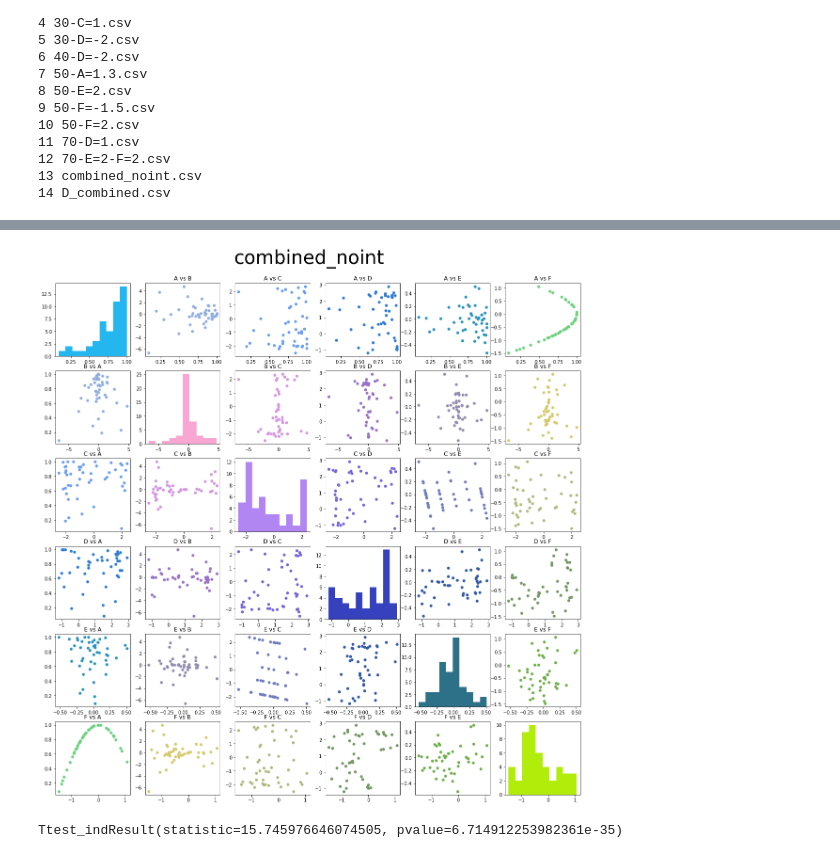
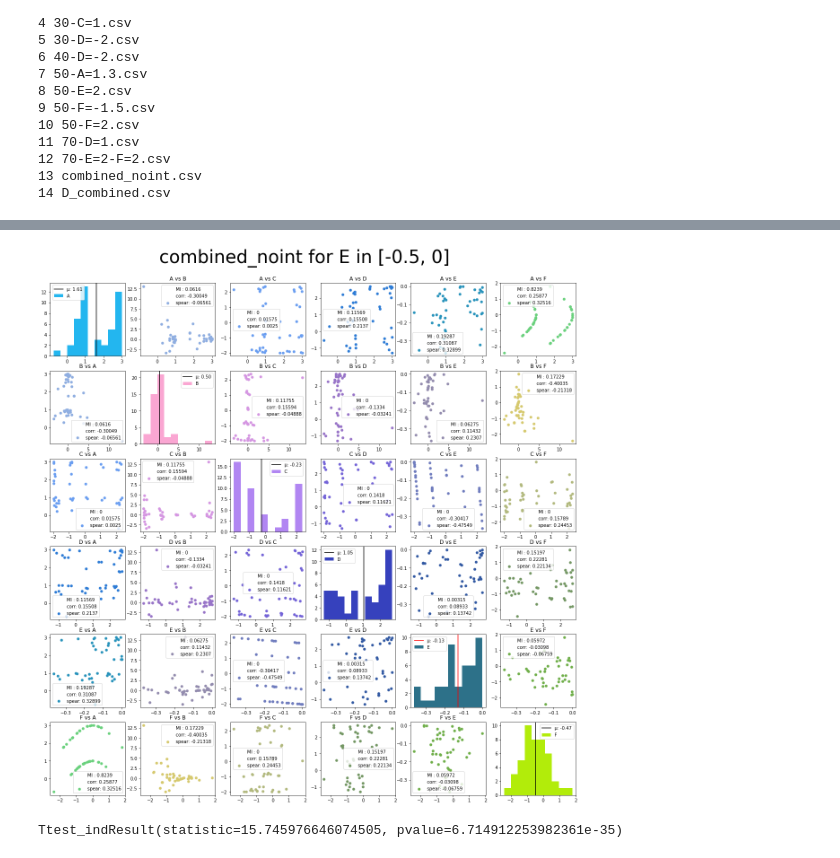
Before and after one commit to Skroko/02463-active-final-miniproject, a Jupyter notebook: actual_file.ipynb, the cells around one changed output, grey strips where cells are left out. Cells and saved outputs as stored; diff of their text form; code cells hidden in the pictures.

```diff
--- a/actual_file.ipynb
+++ b/actual_file.ipynb
@@ -119,39 +128,48 @@ pairwise_plots(data_files[11], combarison_data = data_files[files.index("combine
 # %%
 def conditioning_plots(data, conditioning_variable, conditioning_interval = [0,1], files = files, file_number = None):
 
     n_vars = len(list(data.columns))
     # colors = np.random.randint(0,255,(n_vars,3))/255
 
-    fig, axs = plt.subplots(n_vars,n_vars,figsize=(20,20))
+    fig, axs = plt.subplots(n_vars,n_vars,figsize=(21,21))
     names = ["A","B","C","D","E","F"]
 
     cont_var = np.array(data[conditioning_variable])
     idxs = np.where(np.logical_and(cont_var >= min(conditioning_interval),cont_var <= max(conditioning_interval)))
 
     for i,axs_i in enumerate(axs):
         for j,ax in enumerate(axs_i):
 
             x = np.array(data[vars[i]])[idxs]
             y = np.array(data[vars[j]])[idxs]
 
             if i != j:
                 ax.scatter(x,y,linewidths =0.1,color=(colors[i]+colors[j])/2)
+                ax.axvline(np.mean(x), color='black', alpha = 0)
+                ax.axvline(np.mean(x), color='blue', alpha = 0)
+
                 ax.set_title(f'{vars[i]} vs {vars[j]}')
 
-                mutual_score = np.round(sf.mutual_info_regression(x.reshape(-1,1),y),10)
-                ax.legend(labels=[f'MI : {mutual_score}'])
+                mutual_score = np.round(sf.mutual_info_regression(x.reshape(-1,1),y),5)
+                corr = np.round(np.corrcoef(x,y),5)
+                spearman = np.round(st.spearmanr(x,y),5)
+                ax.legend(labels=[f'MI : {mutual_score[0]}',f"corr: {corr[0,1]}",f"spear: {spearman[0]}"])
 
             else:
+                mean_color = "red" if vars[i] == conditioning_variable else "black"
                 ax.hist(x,color=colors[i])
+                ax.axvline(np.mean(x), color=mean_color)
+                ax.legend(labels=[ f'μ: {np.mean(x):.2f}', vars[i]])
+
 
     if file_number is not None:
-        fig.suptitle(f"{files[file_number][:-4]}",fontsize = 40,y=0.93)
+        fig.suptitle(f"{files[file_number][:-4]} for {conditioning_variable} in {conditioning_interval}",fontsize = 40,y=0.93)
 
 
 
-conditioning_plots(data_files[13], conditioning_variable = "A", conditioning_interval = [0,1], files = files, file_number = 13)
+conditioning_plots(data_files[13], conditioning_variable = "E", conditioning_interval = [-0.5,0], files = files, file_number = 13)
 # %% [output]
-[figure, old version]
+[figure, new version]
 # %%
 f = np.array(data_files[13]["F"])
 d = np.array(data_files[13]["D"])
```
Also changed, not shown: parts of 1 cell of this notebook.
